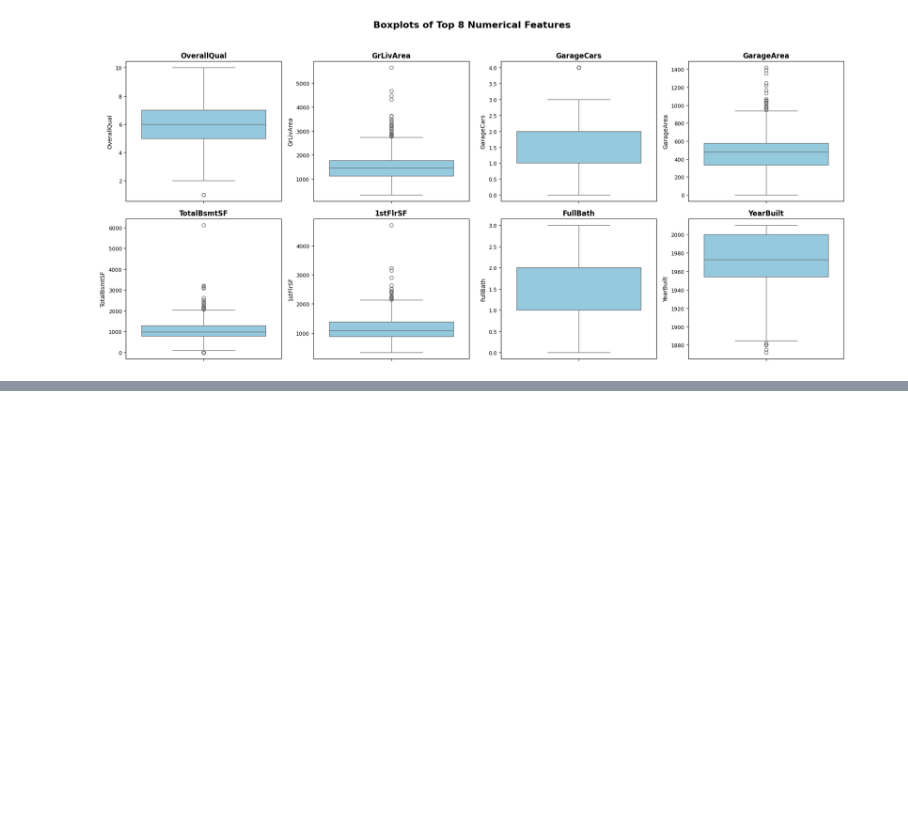
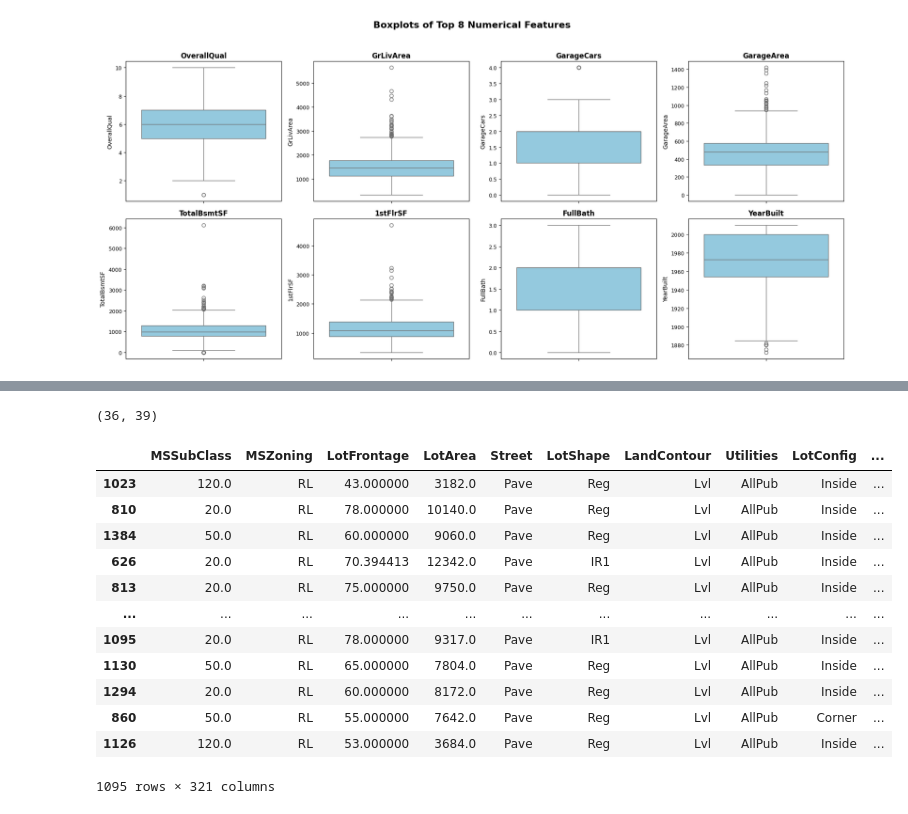
Before and after one commit to AnhDuybugde/House_price_regression, a Jupyter notebook: notebooks/main.ipynb, the cells around one changed output, grey strips where cells are left out. Saved outputs shown, nothing was run; the diff lists cells and outputs as text; code cells hidden in the pictures; blank space fills up the shorter version.

```diff
--- a/notebooks/main.ipynb
+++ b/notebooks/main.ipynb
@@ -130,0 +151,44 @@ house_df = house_df.drop([
+# %%
+num_cols = [col for col in train_df.columns if train_df[col].dtype in ["float64","int64"]]
+cat_cols = [col for col in train_df.columns if train_df[col].dtype not in ["float64","int64"]]
+# %%
+len(num_cols), len(cat_cols)
+# %% [output]
+(36, 39)
+# %%
+# fill none for categorical columns
+train_df[cat_cols] = train_df[cat_cols].fillna("none")
+test_df[cat_cols] = test_df[cat_cols].fillna("none")
+# %%
+from sklearn.preprocessing import OneHotEncoder
+
+# One-hot encode categorical columns
+encoder = OneHotEncoder(handle_unknown="ignore", sparse_output=False)
+encoder.fit(train_df[cat_cols])
+
+encoded_cols = list(encoder.get_feature_names_out(cat_cols))
+
+train_df[encoded_cols] = encoder.transform(train_df[cat_cols])
+test_df[encoded_cols] = encoder.transform(test_df[cat_cols])
+# %%
+from sklearn.impute import SimpleImputer
+
+imputer = SimpleImputer()
+train_df[num_cols] = imputer.fit_transform(train_df[num_cols])
+test_df[num_cols] = imputer.transform(test_df[num_cols])
+# %%
+train_df
+# %% [output]
+|  | MSSubClass | MSZoning | LotFrontage | LotArea | Street | LotShape | LandContour | Utilities | LotConfig | ... |
+| 1023 | 120.0 | RL | 43.000000 | 3182.0 | Pave | Reg | Lvl | AllPub | Inside | ... |
+| 810 | 20.0 | RL | 78.000000 | 10140.0 | Pave | Reg | Lvl | AllPub | Inside | ... |
+| 1384 | 50.0 | RL | 60.000000 | 9060.0 | Pave | Reg | Lvl | AllPub | Inside | ... |
+| 626 | 20.0 | RL | 70.394413 | 12342.0 | Pave | IR1 | Lvl | AllPub | Inside | ... |
+| 813 | 20.0 | RL | 75.000000 | 9750.0 | Pave | Reg | Lvl | AllPub | Inside | ... |
+| ... | ... | ... | ... | ... | ... | ... | ... | ... | ... | ... |
+| 1095 | 20.0 | RL | 78.000000 | 9317.0 | Pave | IR1 | Lvl | AllPub | Inside | ... |
+| 1130 | 50.0 | RL | 65.000000 | 7804.0 | Pave | Reg | Lvl | AllPub | Inside | ... |
+| 1294 | 20.0 | RL | 60.000000 | 8172.0 | Pave | Reg | Lvl | AllPub | Inside | ... |
+| 860 | 50.0 | RL | 55.000000 | 7642.0 | Pave | Reg | Lvl | AllPub | Corner | ... |
+| 1126 | 120.0 | RL | 53.000000 | 3684.0 | Pave | Reg | Lvl | AllPub | Inside | ... |
+1095 rows × 321 columns
```
Also changed, not shown: parts of 28 cells of this notebook, 8 other files.
